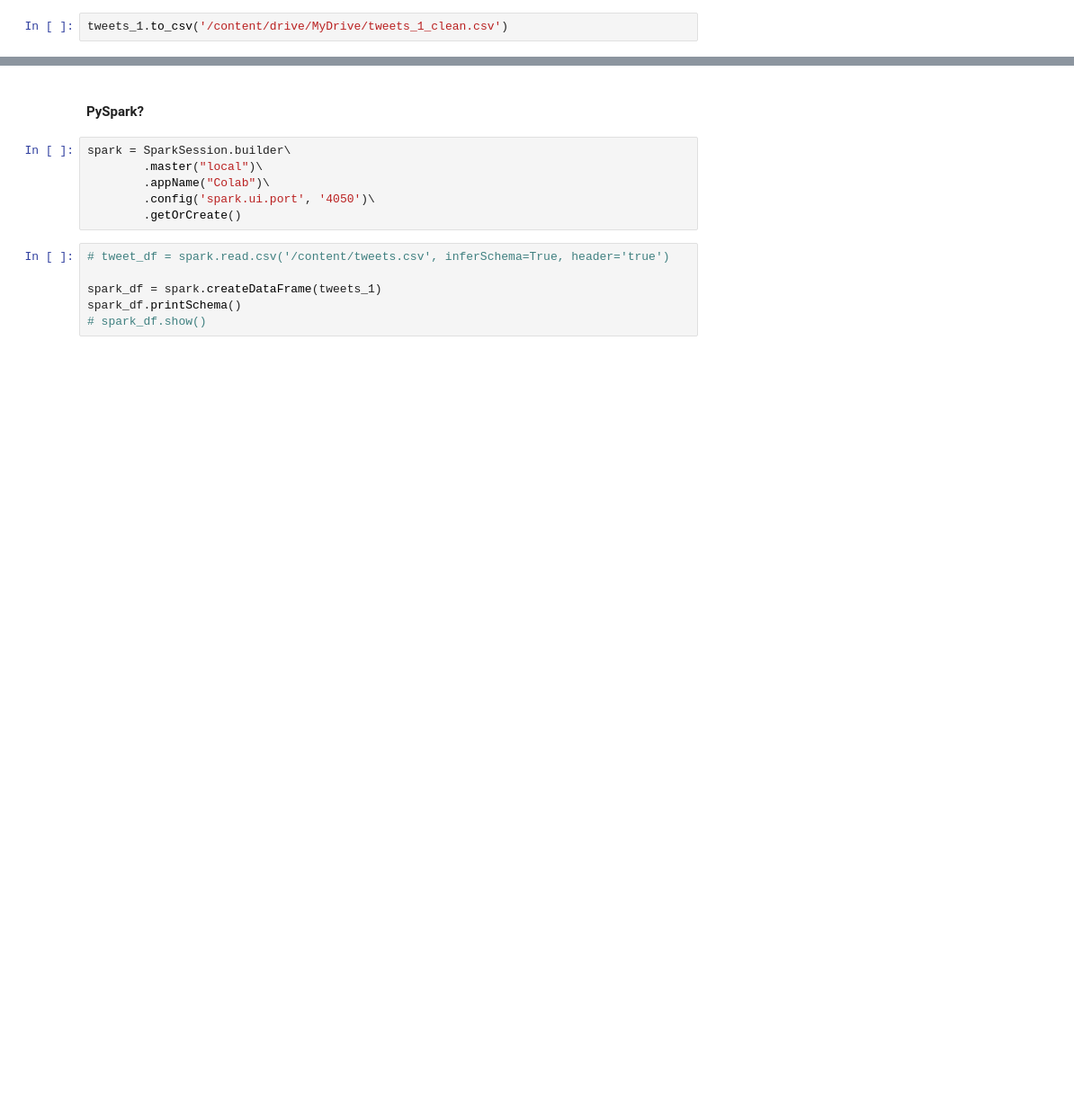
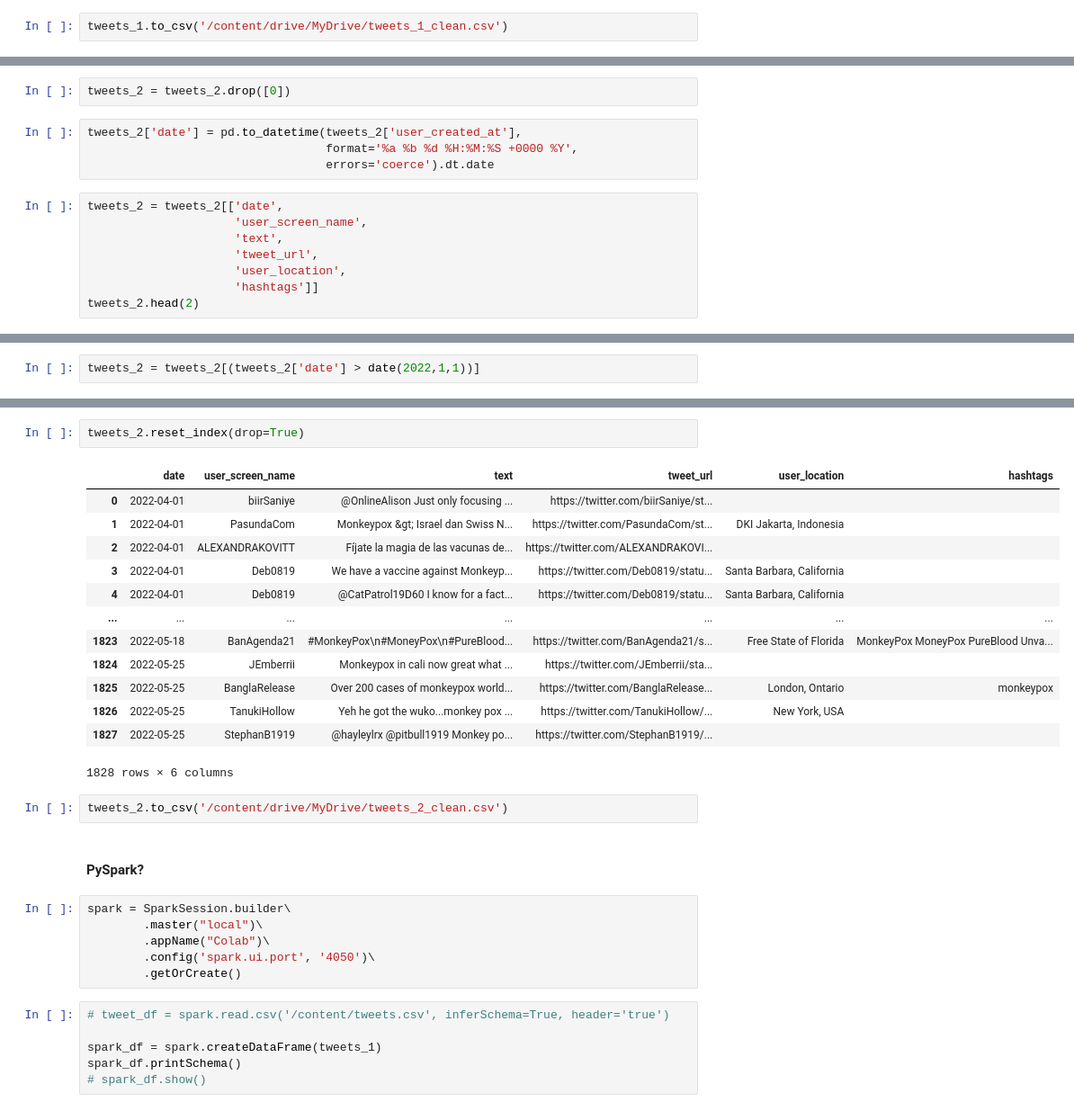
Before and after one commit to slp22/data-engineering-project, a Jupyter notebook: engineering_monkeypox_pipeline.ipynb, the cells around one changed output, grey strips where cells are left out. Shown: that part at 90% size. Cells and saved outputs as stored; diff of their text form; blank space fills up the shorter version.

```diff
--- a/engineering_monkeypox_pipeline.ipynb
+++ b/engineering_monkeypox_pipeline.ipynb
@@ -373,0 +283,14 @@ tweets_1.to_csv('/content/drive/MyDrive/tweets_1_clean.csv')
+# %%
+tweets_2 = tweets_2.drop([0])
+# %%
+tweets_2['date'] = pd.to_datetime(tweets_2['user_created_at'],
+                                  format='%a %b %d %H:%M:%S +0000 %Y',
+                                  errors='coerce').dt.date
+# %%
+tweets_2 = tweets_2[['date',
+                     'user_screen_name',
+                     'text',
+                     'tweet_url',
+                     'user_location',
+                     'hashtags']]
+tweets_2.head(2)
@@ -373,0 +301,2 @@ tweets_1.to_csv('/content/drive/MyDrive/tweets_1_clean.csv')
+# %%
+tweets_2 = tweets_2[(tweets_2['date'] > date(2022,1,1))]
@@ -374,3 +319,21 @@ tweets_1.to_csv('/content/drive/MyDrive/tweets_1_clean.csv')
+# %%
+tweets_2.reset_index(drop=True)
+# %% [output]
+|  | date | user_screen_name | text | tweet_url | user_location | hashtags |
+| 0 | 2022-04-01 | biirSaniye | @OnlineAlison Just only focusing ... | https://twitter.com/biirSaniye/st... |  |  |
+| 1 | 2022-04-01 | PasundaCom | Monkeypox &gt; Israel dan Swiss N... | https://twitter.com/PasundaCom/st... | DKI Jakarta, Indonesia |  |
+| 2 | 2022-04-01 | ALEXANDRAKOVITT | Fíjate la magia de las vacunas de... | https://twitter.com/ALEXANDRAKOVI... |  |  |
+| 3 | 2022-04-01 | Deb0819 | We have a vaccine against Monkeyp... | https://twitter.com/Deb0819/statu... | Santa Barbara, California |  |
+| 4 | 2022-04-01 | Deb0819 | @CatPatrol19D60 I know for a fact... | https://twitter.com/Deb0819/statu... | Santa Barbara, California |  |
+| ... | ... | ... | ... | ... | ... | ... |
+| 1823 | 2022-05-18 | BanAgenda21 | #MonkeyPox\n#MoneyPox\n#PureBlood... | https://twitter.com/BanAgenda21/s... | Free State of Florida | MonkeyPox MoneyPox PureBlood Unva... |
+| 1824 | 2022-05-25 | JEmberrii | Monkeypox in cali now great what ... | https://twitter.com/JEmberrii/sta... |  |  |
+| 1825 | 2022-05-25 | BanglaRelease | Over 200 cases of monkeypox world... | https://twitter.com/BanglaRelease... | London, Ontario | monkeypox |
+| 1826 | 2022-05-25 | TanukiHollow | Yeh he got the wuko...monkey pox ... | https://twitter.com/TanukiHollow/... | New York, USA |  |
+| 1827 | 2022-05-25 | StephanB1919 | @hayleylrx @pitbull1919 Monkey po... | https://twitter.com/StephanB1919/... |  |  |
+1828 rows × 6 columns
+# %%
+tweets_2.to_csv('/content/drive/MyDrive/tweets_2_clean.csv')
 # %% [markdown]
 #### PySpark?
 # %%
```
Also changed, not shown: parts of 21 cells of this notebook.
